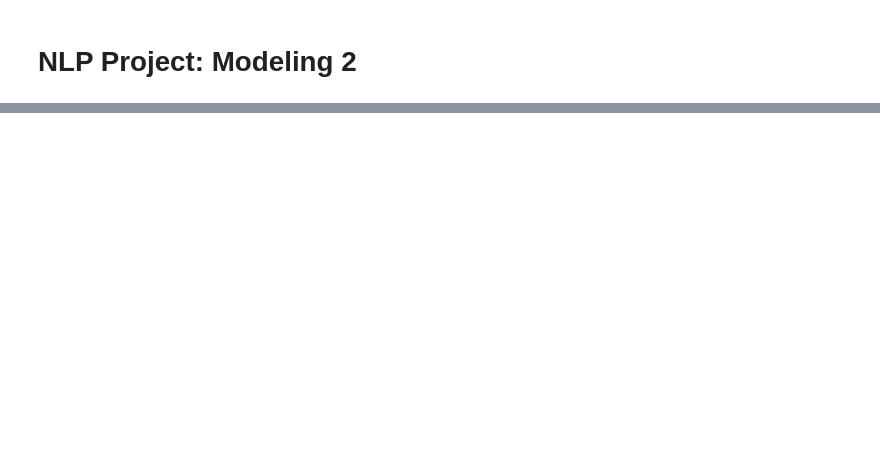
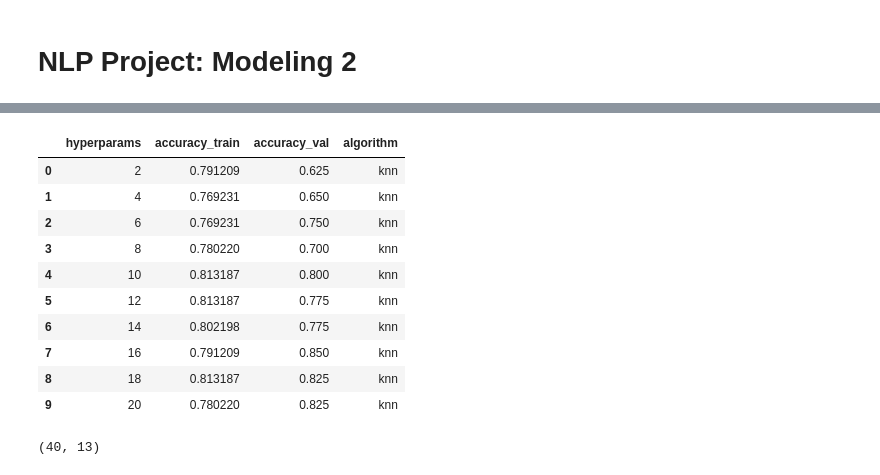
Before and after one commit to EasyNLPeasy/nlp_team_project, a Jupyter notebook: modeling2.ipynb, the cells around one changed output, grey strips where cells are left out. Drawn from its saved outputs; the diff is of its cells as text; code cells hidden in the pictures; blank space fills up the shorter version.

```diff
--- a/modeling2.ipynb
+++ b/modeling2.ipynb
@@ -83,0 +91,18 @@ m.model_data_plus(train, validate, 'language')
+# %%
+m.knn_classification(train, validate, 'language')
+# %% [output]
+|  | hyperparams | accuracy_train | accuracy_val | algorithm |
+| 0 | 2 | 0.791209 | 0.625 | knn |
+| 1 | 4 | 0.769231 | 0.650 | knn |
+| 2 | 6 | 0.769231 | 0.750 | knn |
+| 3 | 8 | 0.780220 | 0.700 | knn |
+| 4 | 10 | 0.813187 | 0.800 | knn |
+| 5 | 12 | 0.813187 | 0.775 | knn |
+| 6 | 14 | 0.802198 | 0.775 | knn |
+| 7 | 16 | 0.791209 | 0.850 | knn |
+| 8 | 18 | 0.813187 | 0.825 | knn |
+| 9 | 20 | 0.780220 | 0.825 | knn |
+# %%
+validate.shape
+# %% [output]
+(40, 13)
```
Also changed, not shown: parts of 9 cells of this notebook, 2 other files.
